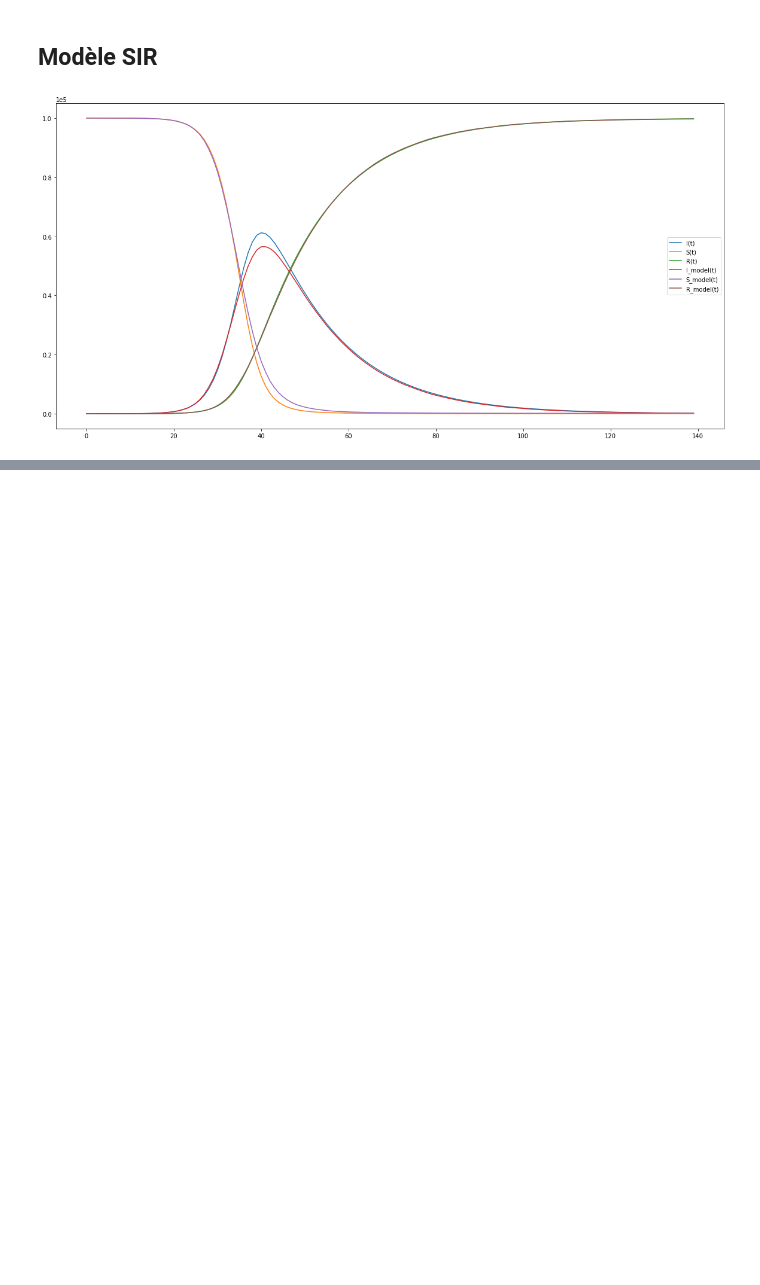
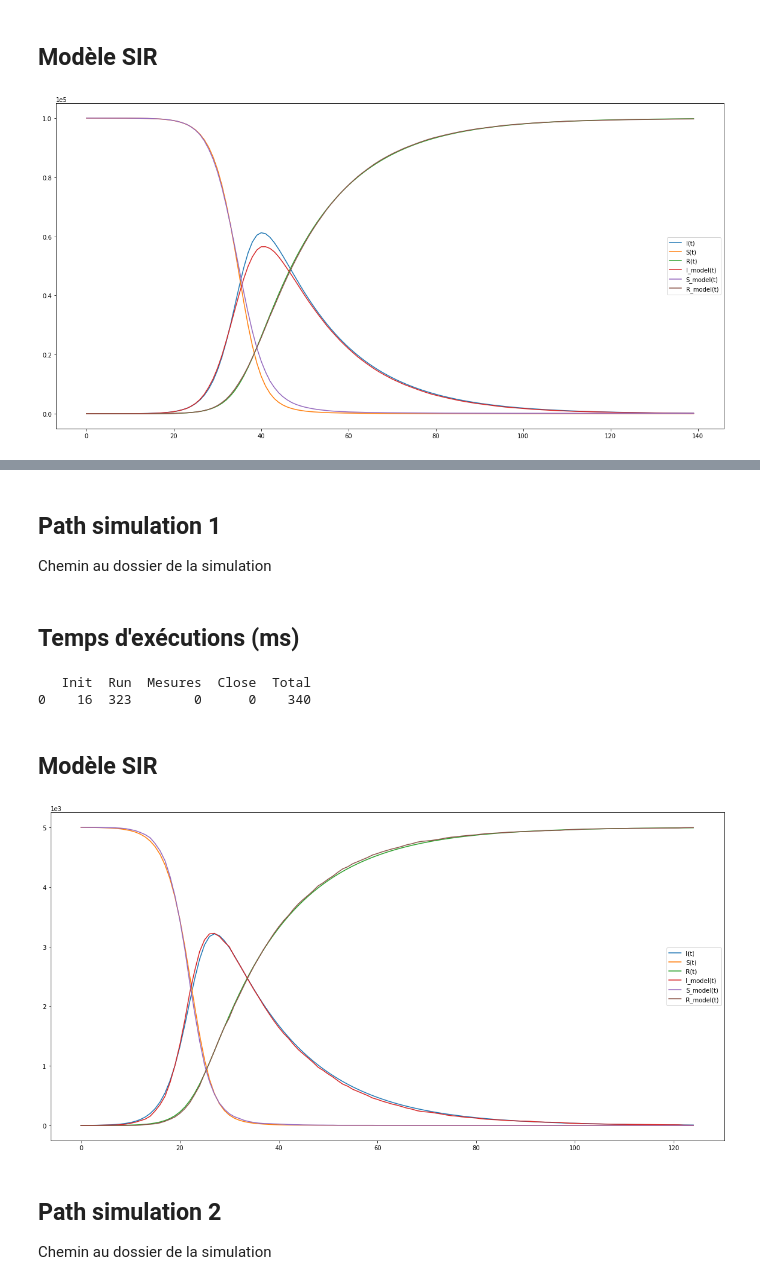
Before and after one commit to maximepasquier/Diversity, a Jupyter notebook: Python/SIR.ipynb, the cells around one changed output, grey strips where cells are left out. Saved outputs shown, nothing was run; the diff lists cells and outputs as text; code cells hidden in the pictures; blank space fills up the shorter version.

Commit message:
Version 3.3 : perfect mix

```diff
--- a/Python/SIR.ipynb
+++ b/Python/SIR.ipynb
@@ -287,0 +290,73 @@ plt.show()
+# %% [markdown]
+## Path simulation 1
+Chemin au dossier de la simulation
+# %%
+path1 = "/home/maxime/Documents/Automate_Cellulaire/Diversity/Simulations/SIR_Reference/perfect_mix/1"
+# %% [markdown]
+## Temps d'exécutions (ms)
+# %%
+temps = pd.read_csv(path1 + "/data_csv/times.csv")
+temps_data = pd.DataFrame(temps)
+print(temps_data)
+# %% [output]
+   Init  Run  Mesures  Close  Total
+0    16  323        0      0    340
+# %% [markdown]
+## Modèle SIR
+# %%
+contamine = pd.read_csv(path1 + "/data_csv/m_nombre_contamine.csv", dtype=int)
+recovered = pd.read_csv(path1 + "/data_csv/m_SIR_recovered_file.csv", dtype=int)
+
+def infection(S, I, R, N, iterations):
+    for i in range(iterations):
+        S, I, R = S - beta * ((S * I) / N), I + beta * ((S * I) / N) - gamma * I, R + gamma * I
+        S_comp.append(S)
+        I_comp.append(I)
+        R_comp.append(R)
+
+N = 5000 # S + I = N
+S = N - 1
+I = 1
+R = 0
+beta = 0.49
+gamma = 0.062
+iterations = 125
+
+S_comp = [] # infected compartment
+I_comp = [] # susceptible compartment
+R_comp = [] # recovered compartment
+
+nombre_individus_S = N
+nombre_individus_data_S = nombre_individus_S - contamine
+nombre_individus_data_S = nombre_individus_data_S['Nombre de contaminés'].subtract(recovered['Recovered'])
+
+infection(S, I, R, N, iterations)
+figure = plt.figure(figsize=(20, 10))
+
+I_line, = plt.plot(I_comp, label='I(t)')
+S_line, = plt.plot(S_comp, label='S(t)')
+R_line, = plt.plot(R_comp, label='R(t)')
+I_model, = plt.plot(contamine, label='I_model(t)')
+S_model, = plt.plot(nombre_individus_data_S, label='S_model(t)')
+R_model, = plt.plot(recovered, label='R_model(t)')
+
+
+plt.legend(handles=[I_line, S_line, R_line, I_model, S_model, R_model])
+
+plt.ticklabel_format(style='sci', axis='y', scilimits=(0,0)) # use scientific notation
+
+plt.show()
+
+# MSE I
+#print("MSE I : ", np.square(np.subtract(contamine['Nombre de contaminés'].values.tolist(),I_comp)).mean())
+
+# MSE S
+#print("MSE S : ", np.square(np.subtract(nombre_individus_data_S.values.tolist(),S_comp)).mean())
+
+# MSE R
+#print("MSE R : ", np.square(np.subtract(recovered['Recovered'].values.tolist(),R_comp)).mean())
+# %% [output]
+[figure, added]
+# %% [markdown]
+## Path simulation 2
+Chemin au dossier de la simulation
```
Also changed, not shown: parts of 18 cells of this notebook, 1 other file.
